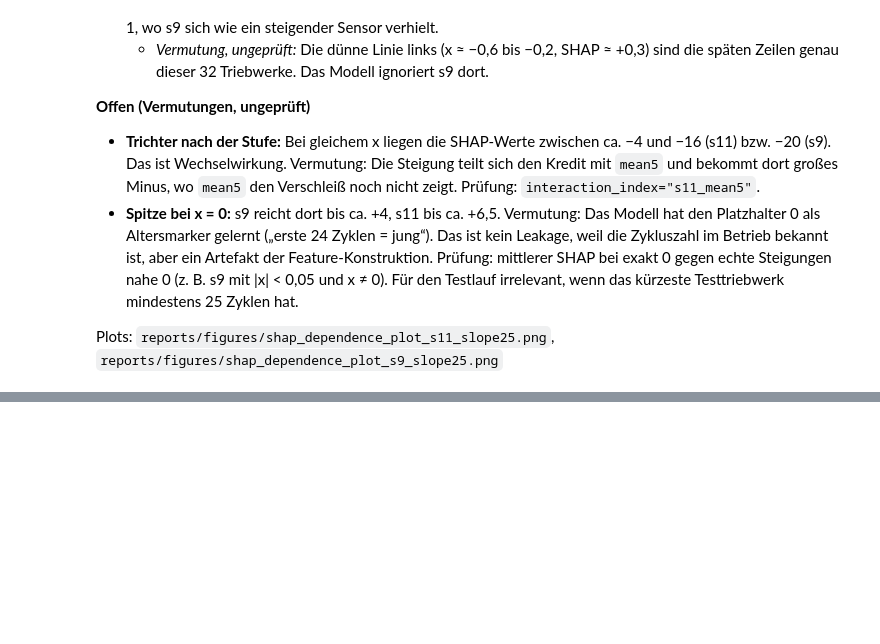
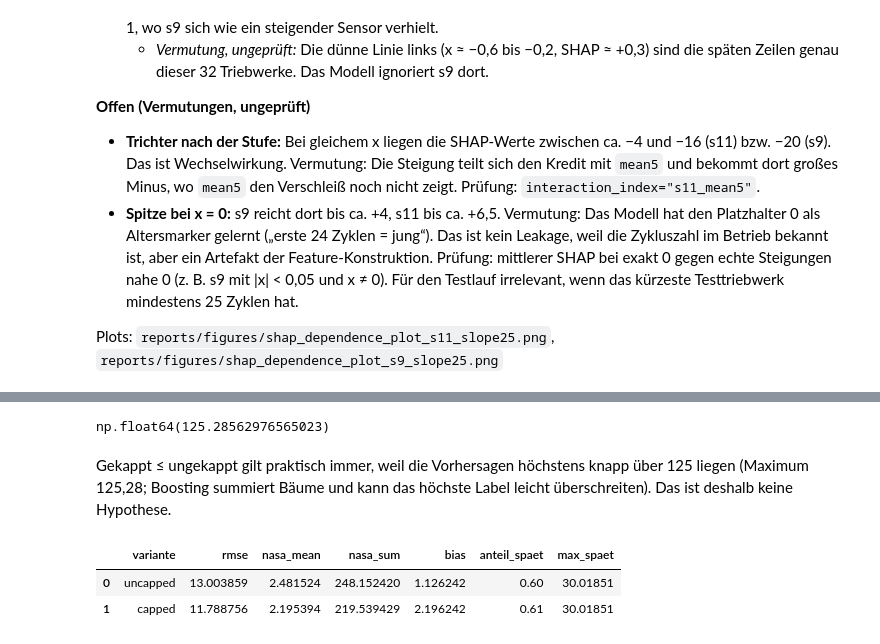
Before and after one commit to nils-pt/turbofan, a Jupyter notebook: notebooks/06_final_model.ipynb, the cells around one changed output, grey strips where cells are left out. Drawn from its saved outputs; the diff is of its cells as text; code cells hidden in the pictures; blank space fills up the shorter version.

Commit message:
06: Testlauf – RMSE 13,00 ungekappt / 11,79 gekappt, Hypothese widerlegt. Hinzufügen von Beeswarm und BarH unter reports/figures

```diff
--- a/notebooks/06_final_model.ipynb
+++ b/notebooks/06_final_model.ipynb
@@ -255,0 +307,4 @@ Plots: `reports/figures/shap_dependence_plot_s11_slope25.png`, `reports/figures/
+# %%
+letzte = test_feat.groupby("unit").tail(1)
+assert len(letzte) == test_feat["unit"].nunique(), "nicht übereinstimmend"
+assert list(letzte["unit"])==list(range(1,101)), "Reihenfolge der Triebwerke passt nicht"
@@ -255,0 +338,39 @@ Plots: `reports/figures/shap_dependence_plot_s11_slope25.png`, `reports/figures/
+# %%
+pred = model.predict(letzte[feature_cols])
+# %%
+pred.max()
+# %% [output]
+np.float64(125.28562976565023)
+# %% [markdown]
+Gekappt ≤ ungekappt gilt praktisch immer, weil die Vorhersagen höchstens knapp über 125 liegen (Maximum 125,28; Boosting summiert Bäume und kann das höchste Label leicht überschreiten). Das ist deshalb keine Hypothese.
+# %%
+y_test = rul["RUL"].to_numpy()
+assert y_test.shape == pred.shape, "nicht übereinstimmend"
+# %%
+y_test_capped = np.minimum(y_test, 125)
+# %%
+varianten = [("uncapped", y_test), ("capped", y_test_capped)]
+test_ergebnisse = []
+
+for name, y_wahr in varianten:
+
+    pred = model.predict(letzte[feature_cols])
+    fehler = pred - y_wahr
+
+    test_ergebnisse.append({
+        "variante": name,
+        "rmse": root_mean_squared_error(y_wahr, pred),
+        "nasa_mean": nasa_score(y_wahr, pred,aggregation = "mean"),
+        "nasa_sum": nasa_score(y_wahr, pred, aggregation = "sum"),
+        "bias": fehler.mean(),
+        "anteil_spaet": (fehler>0).mean(),
+        "max_spaet": fehler.max(),
+    })
+
+test_tabelle = pd.DataFrame(test_ergebnisse)
+
+test_tabelle
+# %% [output]
+|  | variante | rmse | nasa_mean | nasa_sum | bias | anteil_spaet | max_spaet |
+| 0 | uncapped | 13.003859 | 2.481524 | 248.152420 | 1.126242 | 0.60 | 30.01851 |
+| 1 | capped | 11.788756 | 2.195394 | 219.539429 | 2.196242 | 0.61 | 30.01851 |
```
Also changed, not shown: parts of 15 cells of this notebook, 6 other files.
